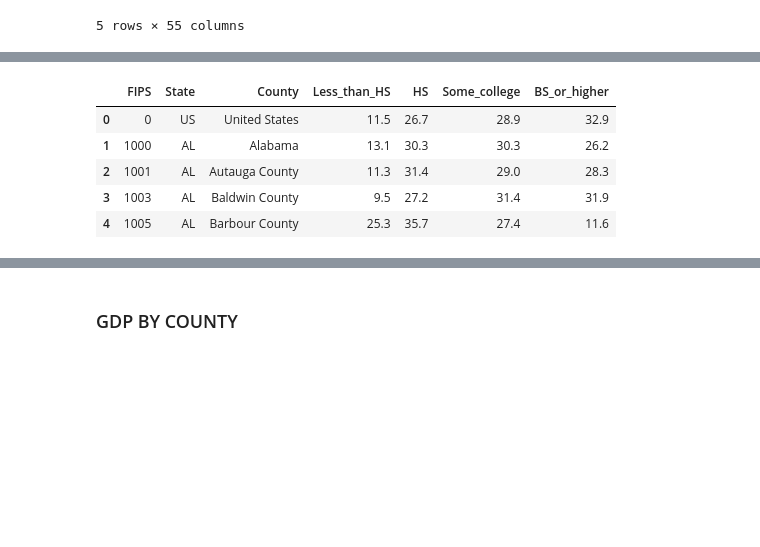
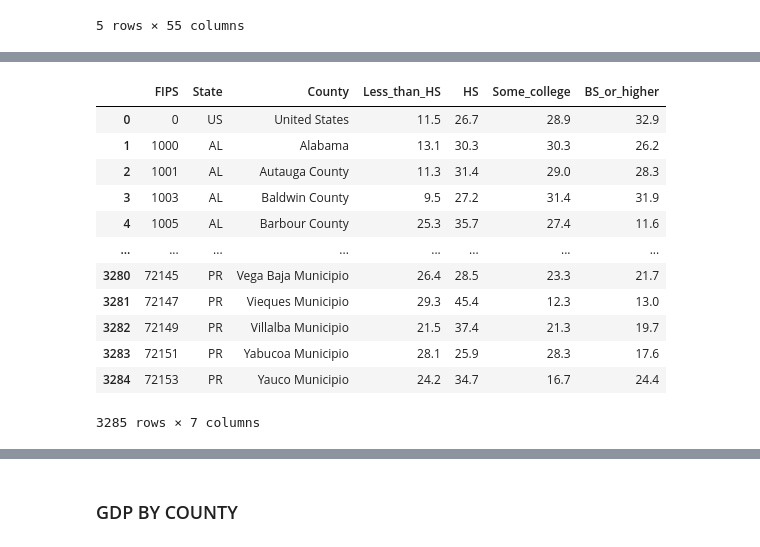
Before and after one commit to MeganBlazevic/Project2_Team8, a Jupyter notebook: Data_ETL.ipynb, the cells around one changed output, grey strips where cells are left out. Drawn from its saved outputs; the diff is of its cells as text; code cells hidden in the pictures; blank space fills up the shorter version.

```diff
--- a/Data_ETL.ipynb
+++ b/Data_ETL.ipynb
@@ -51,19 +91,26 @@ education_raw_df.head()
 # %%
 #Rename columns with shorter names
 education_raw_df.columns = [
     'FIPS',
     'State',
     'County',
     'Less_than_HS',
     'HS',
     'Some_college',
     'BS_or_higher'
     ]
-education_raw_df.head()
+education_raw_df#.head(100)
 # %% [output]
 |  | FIPS | State | County | Less_than_HS | HS | Some_college | BS_or_higher |
 | 0 | 0 | US | United States | 11.5 | 26.7 | 28.9 | 32.9 |
 | 1 | 1000 | AL | Alabama | 13.1 | 30.3 | 30.3 | 26.2 |
 | 2 | 1001 | AL | Autauga County | 11.3 | 31.4 | 29.0 | 28.3 |
 | 3 | 1003 | AL | Baldwin County | 9.5 | 27.2 | 31.4 | 31.9 |
 | 4 | 1005 | AL | Barbour County | 25.3 | 35.7 | 27.4 | 11.6 |
+| ... | ... | ... | ... | ... | ... | ... | ... |
+| 3280 | 72145 | PR | Vega Baja Municipio | 26.4 | 28.5 | 23.3 | 21.7 |
+| 3281 | 72147 | PR | Vieques Municipio | 29.3 | 45.4 | 12.3 | 13.0 |
+| 3282 | 72149 | PR | Villalba Municipio | 21.5 | 37.4 | 21.3 | 19.7 |
+| 3283 | 72151 | PR | Yabucoa Municipio | 28.1 | 25.9 | 28.3 | 17.6 |
+| 3284 | 72153 | PR | Yauco Municipio | 24.2 | 34.7 | 16.7 | 24.4 |
+3285 rows × 7 columns
```
Also changed, not shown: parts of 20 cells of this notebook, 2 other files.
